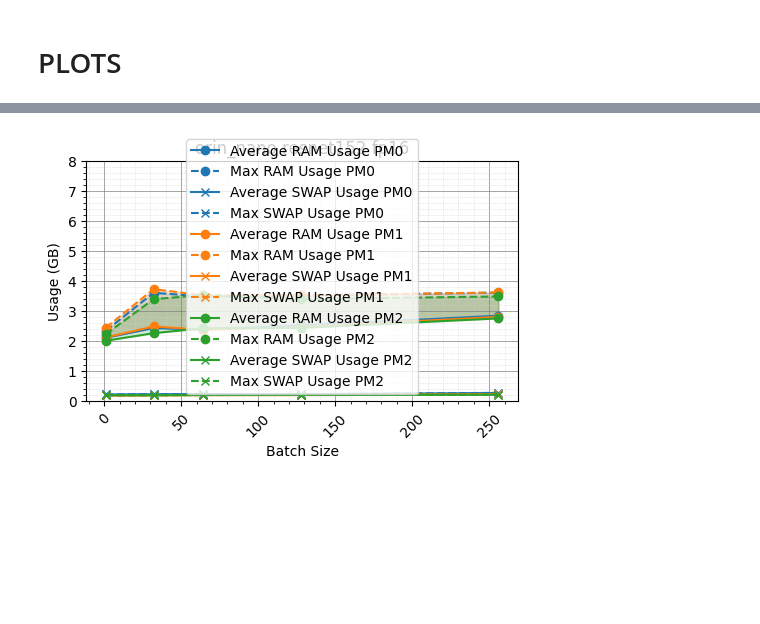
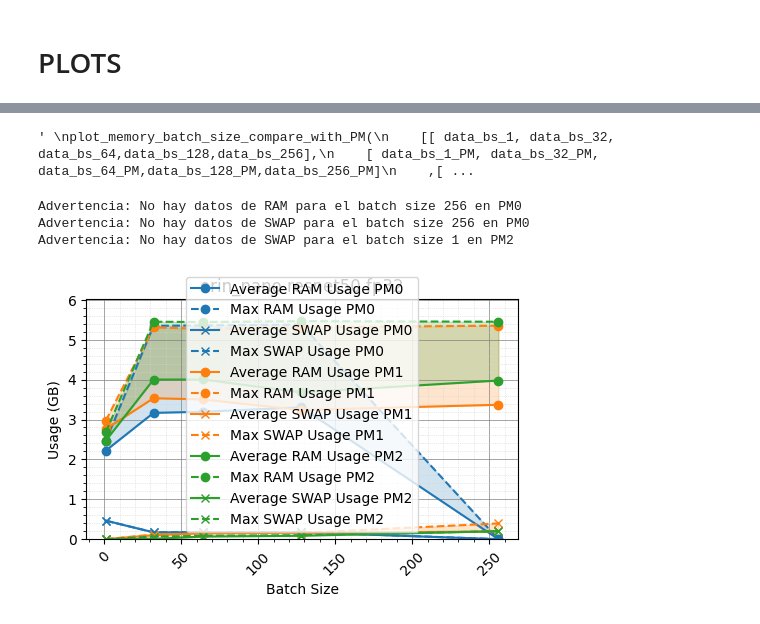
Before and after one commit to Juanx65/ArtTRT, a Jupyter notebook: post_processing/plot_memory_from_tegrastats_logs.ipynb, the cells around one changed output, grey strips where cells are left out. Saved outputs shown, nothing was run; the diff lists cells and outputs as text; code cells hidden in the pictures; blank space fills up the shorter version.

Commit message:
main script update for statatic and optimization level

```diff
--- a/post_processing/plot_memory_from_tegrastats_logs.ipynb
+++ b/post_processing/plot_memory_from_tegrastats_logs.ipynb
@@ -201,36 +201,42 @@ def plot_memory_batch_size_compare_with_PM(data_dicts_pm, batch_sizes):
         # Recorrer cada batch size dentro del modo de energía actual
         for index, (data, label) in enumerate(zip(data_dicts, batch_sizes)):
             ram_in_gb = [ram / 1024 for ram in data['RAM']]
-            avg_ram = sum(ram_in_gb) / len(ram_in_gb)
-            max_ram = max(ram_in_gb)
+
+            # Manejo de excepciones para evitar errores de división por cero
+            if len(ram_in_gb) > 0:
+                avg_ram = sum(ram_in_gb) / len(ram_in_gb)
+                max_ram = max(ram_in_gb)
+            else:
+                avg_ram = 0
+                max_ram = 0
+                print(f"Advertencia: No hay datos de RAM para el batch size {label} en PM{pm_index}")
+
             avg_ram_usage.append(avg_ram)
             max_ram_usage.append(max_ram)
 
             # Calcular el uso promedio de SWAP (convertido a GB)
-            if any(swap > 0 for swap in data['SWAP']):  # Mejor validación de uso de SWAP
+            if any(swap > 0 for swap in data['SWAP']):  # Validación de uso de SWAP
                 swap_in_gb = [swap / 1024 for swap in data['SWAP']]
                 avg_swap = sum(swap_in_gb) / len(swap_in_gb)
-                max_swap = max(swap_in_gb)  # Calcular el uso máximo real de SWAP en GB
-                avg_swap_usage.append(avg_swap)
-                max_swap_usage.append(max_swap)
+                max_swap = max(swap_in_gb)
             else:
-                avg_swap_usage.append(0)
-                max_swap_usage.append(0)
+                avg_swap = 0
+                max_swap = 0
+                print(f"Advertencia: No hay datos de SWAP para el batch size {label} en PM{pm_index}")
+
+            avg_swap_usage.append(avg_swap)
+            max_swap_usage.append(max_swap)
 
         # Plot RAM usage para el modo de energía actual
         color = colors[pm_index % len(colors)]
         plt.plot(batch_sizes, avg_ram_usage, label=f'Average RAM Usage PM{pm_index}', marker='o', color=color)
         plt.plot(batch_sizes, max_ram_usage, label=f'Max RAM Usage PM{pm_index}', linestyle="--", marker='o', color=color)
-        #plt.plot(batch_sizes, avg_ram_usage, label=f'Average RAM Usage for {"Static" if pm_index else "Dynamic"}  Batch Size', marker='o', color=color)
-        #plt.plot(batch_sizes, max_ram_usage, label=f'Max RAM Usage for {"Static" if pm_index else "Dynamic"}  Batch Size', linestyle="--", marker='o', color=color)
         plt.fill_between(batch_sizes, avg_ram_usage, max_ram_usage, color=color, alpha=0.2)  # Área sombreada entre RAM promedio y máxima
 
         # Plot SWAP usage if any para el modo de energía actual
         if any(max_swap_usage):
             plt.plot(batch_sizes, avg_swap_usage, label=f'Average SWAP Usage PM{pm_index}', marker='x', color=color)
             plt.plot(batch_sizes, max_swap_usage, label=f'Max SWAP Usage PM{pm_index}', linestyle="--", marker='x', color=color)
-            #plt.plot(batch_sizes, avg_swap_usage, label=f'Average SWAP for {"Static" if pm_index else "Dynamic"} Batch Size', marker='x', color=color)
-            #plt.plot(batch_sizes, max_swap_usage, label=f'Max SWAP Usage for {"Static" if pm_index else "Dynamic"}  Batch Size', linestyle="--", marker='x', color=color)
             plt.fill_between(batch_sizes, avg_swap_usage, max_swap_usage, color=color, alpha=0.2)  # Área sombreada entre SWAP promedio y máxima
 
     # Establecer límites en base al 'maxRAM' de los datos
@@ -238,8 +244,7 @@ def plot_memory_batch_size_compare_with_PM(data_dicts_pm, batch_sizes):
     max_swap_limit = max([max([swap / 1024 for swap in data['SWAP']]) for data_dicts in data_dicts_pm for data in data_dicts if data['SWAP']], default=0)
 
     # Ajustar el límite superior del gráfico para incluir RAM y SWAP
-    #plt.ylim(0, max(max_ram_limit, max_swap_limit) * 1.1)  # Límite superior un poco más alto que el máximo
-    plt.ylim(0, 8)
+    plt.ylim(0, max(max_ram_limit, max_swap_limit) * 1.1 if max_ram_limit > 0 else 8)
 
     # Configuración del gráfico
     plt.xlabel('Batch Size')
@@ -335,41 +344,46 @@ plot_memory_batch_size_compare_with_PM(
     [ 1,32,64,128,256]
 )
 """
+# %% [output]
+' \nplot_memory_batch_size_compare_with_PM(\n    [[ data_bs_1, data_bs_32, data_bs_64,data_bs_128,data_bs_256],\n    [ data_bs_1_PM, data_bs_32_PM, data_bs_64_PM,data_bs_128_PM,data_bs_256_PM]\n    ,[ ...
 # %%
 # Un uso de plot_memory_batch_size_compare_with_PM para graficar experimentos con batch size estatico/dinamico, es necesario cambiar unas lineas de la funcion que estan comentadas.
 
-OPTIMIZATION = 'fp16'
+OPTIMIZATION = 'fp32'
 PLATFORM = 'orin_nano'
 POWER_MODE = 'PM0'
 POWER_MODE_1 = 'PM0'
 POWER_MODE_2 = 'PM0'
-NETWORK = 'resnet152'
+NETWORK = 'resnet50'
 
 data_bs_1 =  read_data(f'../outputs/tegrastats_log/tegrastats_log_{PLATFORM}/{OPTIMIZATION}_{NETWORK}_bs_1_{POWER_MODE}.txt')
 data_bs_32 = read_data(f'../outputs/tegrastats_log/tegrastats_log_{PLATFORM}/{OPTIMIZATION}_{NETWORK}_bs_32_{POWER_MODE}.txt')
 data_bs_64 = read_data(f'../outputs/tegrastats_log/tegrastats_log_{PLATFORM}/{OPTIMIZATION}_{NETWORK}_bs_64_{POWER_MODE}.txt')
 data_bs_128 = read_data(f'../outputs/tegrastats_log/tegrastats_log_{PLATFORM}/{OPTIMIZATION}_{NETWORK}_bs_128_{POWER_MODE}.txt')
 data_bs_256 = read_data(f'../outputs/tegrastats_log/tegrastats_log_{PLATFORM}/{OPTIMIZATION}_{NETWORK}_bs_256_{POWER_MODE}.txt')
 
 data_bs_1_PM =  read_data(f'../outputs/tegrastats_log/tegrastats_log_{PLATFORM}/{OPTIMIZATION}_{NETWORK}_bs_1_{POWER_MODE_1}_OPLVL5.txt')
 data_bs_32_PM = read_data(f'../outputs/tegrastats_log/tegrastats_log_{PLATFORM}/{OPTIMIZATION}_{NETWORK}_bs_32_{POWER_MODE_1}_OPLVL5.txt')
 data_bs_64_PM = read_data(f'../outputs/tegrastats_log/tegrastats_log_{PLATFORM}/{OPTIMIZATION}_{NETWORK}_bs_64_{POWER_MODE_1}_OPLVL5.txt')
 data_bs_128_PM = read_data(f'../outputs/tegrastats_log/tegrastats_log_{PLATFORM}/{OPTIMIZATION}_{NETWORK}_bs_128_{POWER_MODE_1}_OPLVL5.txt')
 data_bs_256_PM = read_data(f'../outputs/tegrastats_log/tegrastats_log_{PLATFORM}/{OPTIMIZATION}_{NETWORK}_bs_256_{POWER_MODE_1}_OPLVL5.txt')
 
 data_bs_1_PM2 =  read_data(f'../outputs/tegrastats_log/tegrastats_log_{PLATFORM}/{OPTIMIZATION}_{NETWORK}_bs_1_{POWER_MODE_2}_OPLVL0.txt')
 data_bs_32_PM2 = read_data(f'../outputs/tegrastats_log/tegrastats_log_{PLATFORM}/{OPTIMIZATION}_{NETWORK}_bs_32_{POWER_MODE_2}_OPLVL0.txt')
 data_bs_64_PM2 = read_data(f'../outputs/tegrastats_log/tegrastats_log_{PLATFORM}/{OPTIMIZATION}_{NETWORK}_bs_64_{POWER_MODE_2}_OPLVL0.txt')
 data_bs_128_PM2 = read_data(f'../outputs/tegrastats_log/tegrastats_log_{PLATFORM}/{OPTIMIZATION}_{NETWORK}_bs_128_{POWER_MODE_2}_OPLVL0.txt')
 data_bs_256_PM2 = read_data(f'../outputs/tegrastats_log/tegrastats_log_{PLATFORM}/{OPTIMIZATION}_{NETWORK}_bs_256_{POWER_MODE_2}_OPLVL0.txt')
 
 # Graficar los datos
 plot_memory_batch_size_compare_with_PM(
     [[ data_bs_1, data_bs_32, data_bs_64,data_bs_128,data_bs_256],
     [ data_bs_1_PM, data_bs_32_PM, data_bs_64_PM,data_bs_128_PM,data_bs_256_PM]
     ,[ data_bs_1_PM2, data_bs_32_PM2, data_bs_64_PM2,data_bs_128_PM2,data_bs_256_PM2]
     ],
     [ 1,32,64,128,256]
 )
 # %% [output]
+Advertencia: No hay datos de RAM para el batch size 256 en PM0
+Advertencia: No hay datos de SWAP para el batch size 256 en PM0
+Advertencia: No hay datos de SWAP para el batch size 1 en PM2
-[figure, old version]
+[figure, new version]
```
Also changed, not shown: parts of 2 cells of this notebook, 5 other files.
